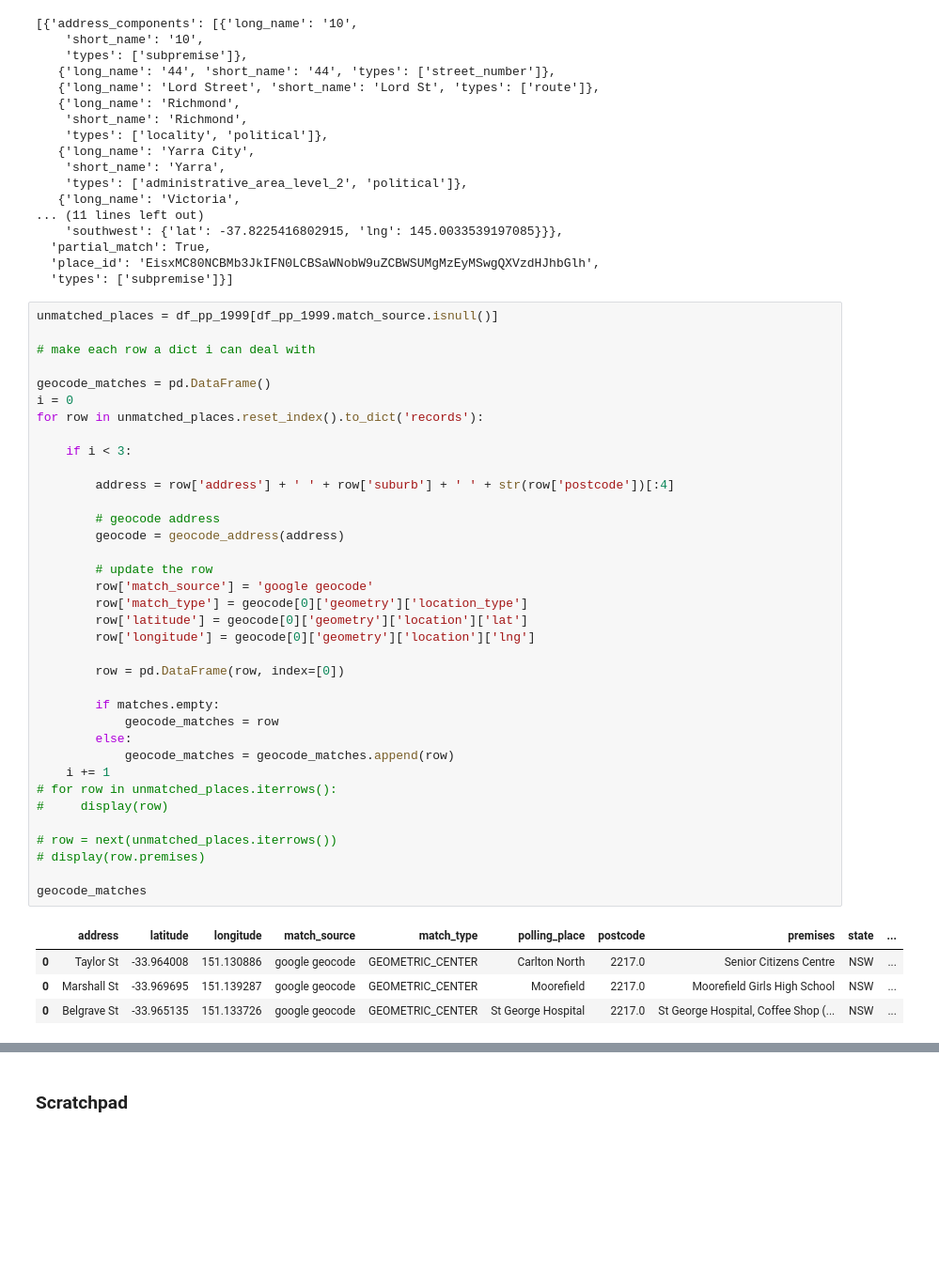
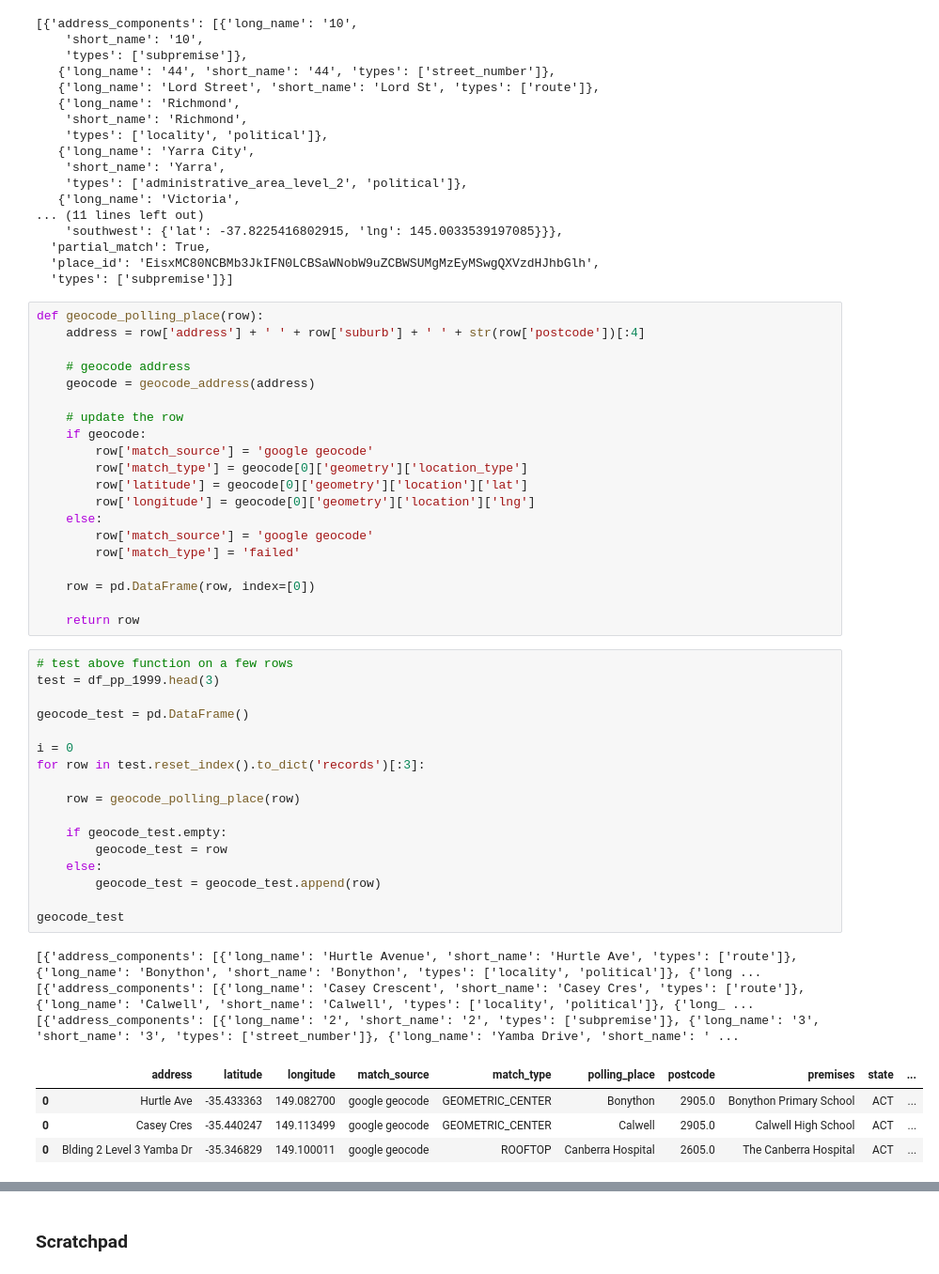
Before and after one commit to jaketclarke/australian_referenda, a Jupyter notebook: referenda_1999_geocode_polling_places.ipynb, the cells around one changed output, grey strips where cells are left out. Shown at 94% size. Cells and saved outputs as stored; diff of their text form; blank space fills up the shorter version.

Commit message:
added handling for failed geocode

```diff
--- a/referenda_1999_geocode_polling_places.ipynb
+++ b/referenda_1999_geocode_polling_places.ipynb
@@ -734,43 +734,47 @@ display(geocode_address('10/44 Lord St Richmond VIC 3121'))
   'place_id': 'EisxMC80NCBMb3JkIFN0LCBSaWNobW9uZCBWSUMgMzEyMSwgQXVzdHJhbGlh',
   'types': ['subpremise']}]
 # %%
-unmatched_places = df_pp_1999[df_pp_1999.match_source.isnull()]
+def geocode_polling_place(row):
+    address = row['address'] + ' ' + row['suburb'] + ' ' + str(row['postcode'])[:4]
 
-# make each row a dict i can deal with
+    # geocode address
+    geocode = geocode_address(address)
 
-geocode_matches = pd.DataFrame()
-i = 0
-for row in unmatched_places.reset_index().to_dict('records'):
-
-    if i < 3:
-
-        address = row['address'] + ' ' + row['suburb'] + ' ' + str(row['postcode'])[:4]
-
-        # geocode address
-        geocode = geocode_address(address)
-
-        # update the row
+    # update the row
+    if geocode:
         row['match_source'] = 'google geocode'
         row['match_type'] = geocode[0]['geometry']['location_type']
         row['latitude'] = geocode[0]['geometry']['location']['lat']
         row['longitude'] = geocode[0]['geometry']['location']['lng']
+    else:
+        row['match_source'] = 'google geocode'
+        row['match_type'] = 'failed'
 
-        row = pd.DataFrame(row, index=[0])
+    row = pd.DataFrame(row, index=[0])
 
-        if matches.empty:
-            geocode_matches = row
-        else:
-            geocode_matches = geocode_matches.append(row)
-    i += 1
-# for row in unmatched_places.iterrows():
-#     display(row)
-
-# row = next(unmatched_places.iterrows())
-# display(row.premises)
-
-geocode_matches
+    return row
-# %% [output]
-|  | address | latitude | longitude | match_source | match_type | polling_place | postcode | premises | state | ... |
-| 0 | Taylor St | -33.964008 | 151.130886 | google geocode | GEOMETRIC_CENTER | Carlton North | 2217.0 | Senior Citizens Centre | NSW | ... |
-| 0 | Marshall St | -33.969695 | 151.139287 | google geocode | GEOMETRIC_CENTER | Moorefield | 2217.0 | Moorefield Girls High School | NSW | ... |
-| 0 | Belgrave St | -33.965135 | 151.133726 | google geocode | GEOMETRIC_CENTER | St George Hospital | 2217.0 | St George Hospital, Coffee Shop (... | NSW | ... |
+# %%
+# test above function on a few rows
+test = df_pp_1999.head(3)
+
+geocode_test = pd.DataFrame()
+
+i = 0
+for row in test.reset_index().to_dict('records')[:3]:
+
+    row = geocode_polling_place(row)
+
+    if geocode_test.empty:
+        geocode_test = row
+    else:
+        geocode_test = geocode_test.append(row)
+
+geocode_test
+# %% [output]
+[{'address_components': [{'long_name': 'Hurtle Avenue', 'short_name': 'Hurtle Ave', 'types': ['route']}, {'long_name': 'Bonython', 'short_name': 'Bonython', 'types': ['locality', 'political']}, {'long ...
+[{'address_components': [{'long_name': 'Casey Crescent', 'short_name': 'Casey Cres', 'types': ['route']}, {'long_name': 'Calwell', 'short_name': 'Calwell', 'types': ['locality', 'political']}, {'long_ ...
+[{'address_components': [{'long_name': '2', 'short_name': '2', 'types': ['subpremise']}, {'long_name': '3', 'short_name': '3', 'types': ['street_number']}, {'long_name': 'Yamba Drive', 'short_name': ' ...
+|  | address | latitude | longitude | match_source | match_type | polling_place | postcode | premises | state | ... |
+| 0 | Hurtle Ave | -35.433363 | 149.082700 | google geocode | GEOMETRIC_CENTER | Bonython | 2905.0 | Bonython Primary School | ACT | ... |
+| 0 | Casey Cres | -35.440247 | 149.113499 | google geocode | GEOMETRIC_CENTER | Calwell | 2905.0 | Calwell High School | ACT | ... |
+| 0 | Blding 2 Level 3 Yamba Dr | -35.346829 | 149.100011 | google geocode | ROOFTOP | Canberra Hospital | 2605.0 | The Canberra Hospital | ACT | ... |
```
Also changed, not shown: parts of 3 cells of this notebook.
